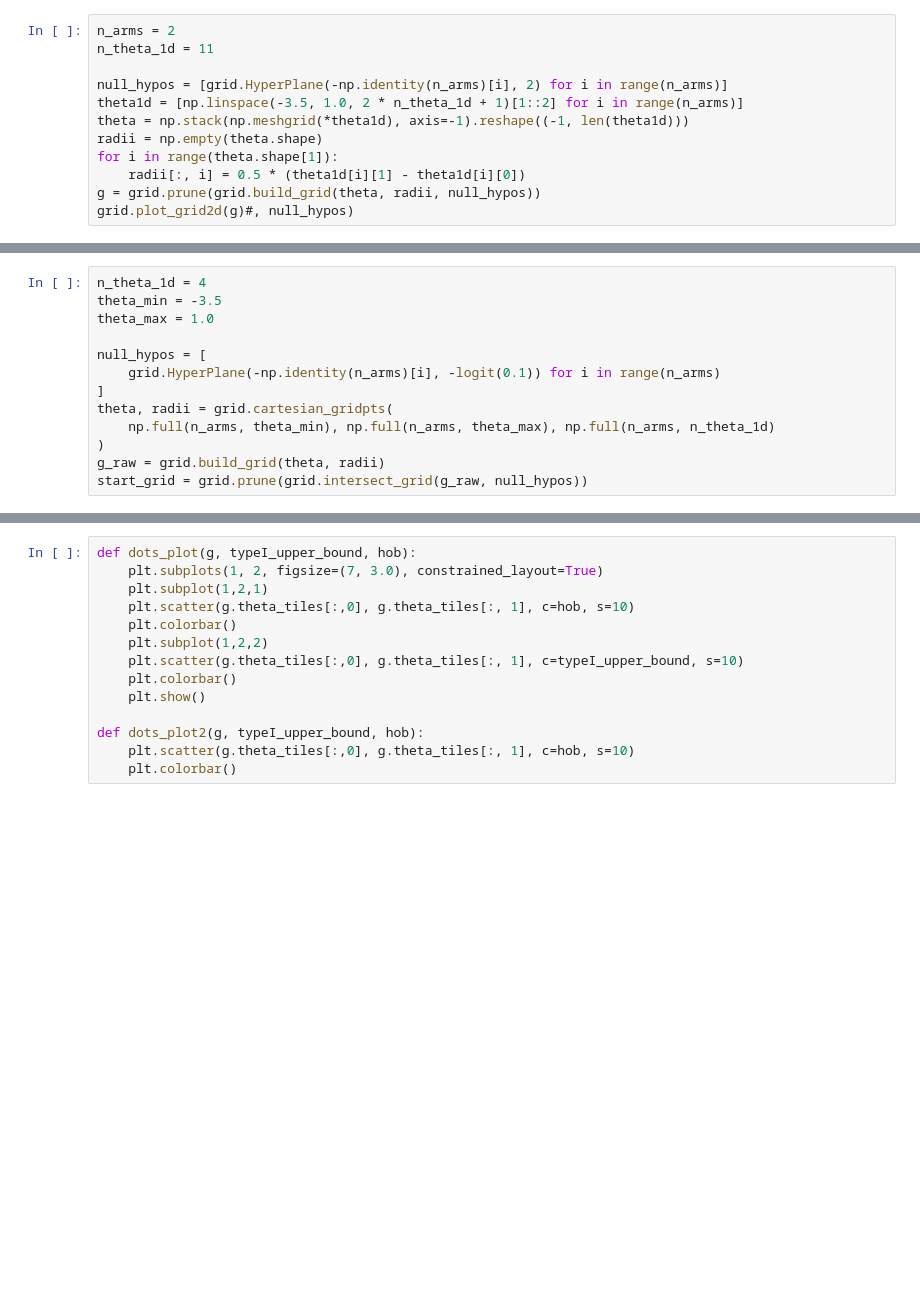
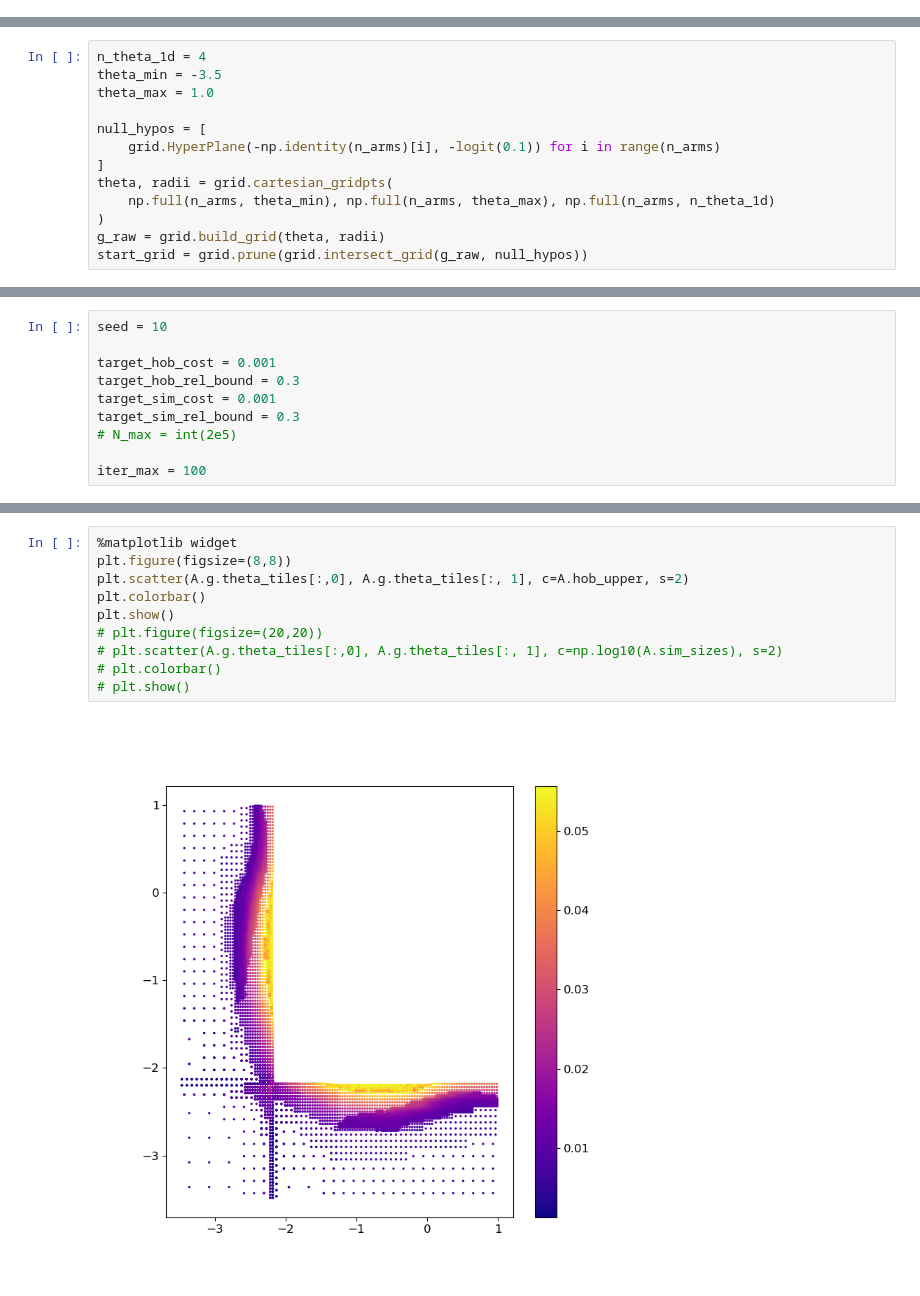
Before and after one commit to Confirm-Solutions/confirmasaurus, a Jupyter notebook: research/adagrid/adagrid.ipynb, the cells around one changed output, grey strips where cells are left out. Saved outputs shown, nothing was run; the diff lists cells and outputs as text; blank space fills up the shorter version.

```diff
--- a/research/adagrid/adagrid.ipynb
+++ b/research/adagrid/adagrid.ipynb
@@ -56,12 +0,0 @@ import matplotlib as mpl
-# %%
-n_arms = 2
-n_theta_1d = 11
-
-null_hypos = [grid.HyperPlane(-np.identity(n_arms)[i], 2) for i in range(n_arms)]
-theta1d = [np.linspace(-3.5, 1.0, 2 * n_theta_1d + 1)[1::2] for i in range(n_arms)]
-theta = np.stack(np.meshgrid(*theta1d), axis=-1).reshape((-1, len(theta1d)))
-radii = np.empty(theta.shape)
-for i in range(theta.shape[1]):
-    radii[:, i] = 0.5 * (theta1d[i][1] - theta1d[i][0])
-g = grid.prune(grid.build_grid(theta, radii, null_hypos))
-grid.plot_grid2d(g)#, null_hypos)
@@ -146,0 +52,10 @@ iter_max = 9
+# %%
+seed = 10
+
+target_hob_cost = 0.001
+target_hob_rel_bound = 0.3
+target_sim_cost = 0.001
+target_sim_rel_bound = 0.3
+# N_max = int(2e5)
+
+iter_max = 100
@@ -147,14 +270,12 @@ iter_max = 9
 # %%
-def dots_plot(g, typeI_upper_bound, hob):
-    plt.subplots(1, 2, figsize=(7, 3.0), constrained_layout=True)
-    plt.subplot(1,2,1)
-    plt.scatter(g.theta_tiles[:,0], g.theta_tiles[:, 1], c=hob, s=10)
-    plt.colorbar()
-    plt.subplot(1,2,2)
-    plt.scatter(g.theta_tiles[:,0], g.theta_tiles[:, 1], c=typeI_upper_bound, s=10)
-    plt.colorbar()
-    plt.show()
-
-def dots_plot2(g, typeI_upper_bound, hob):
-    plt.scatter(g.theta_tiles[:,0], g.theta_tiles[:, 1], c=hob, s=10)
-    plt.colorbar()
+%matplotlib widget
+plt.figure(figsize=(8,8))
+plt.scatter(A.g.theta_tiles[:,0], A.g.theta_tiles[:, 1], c=A.hob_upper, s=2)
+plt.colorbar()
+plt.show()
+# plt.figure(figsize=(20,20))
+# plt.scatter(A.g.theta_tiles[:,0], A.g.theta_tiles[:, 1], c=np.log10(A.sim_sizes), s=2)
+# plt.colorbar()
+# plt.show()
+# %% [output]
+[figure, added]
```
Also changed, not shown: parts of 21 cells of this notebook, 7 other files.
